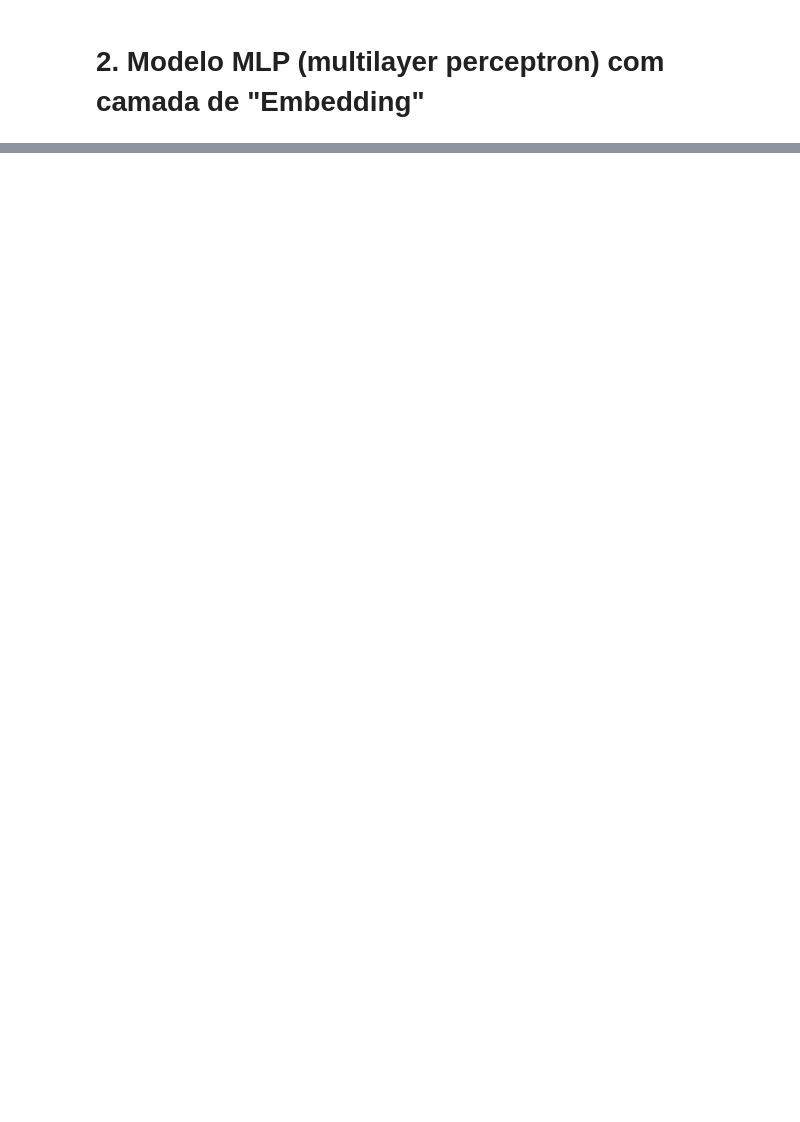
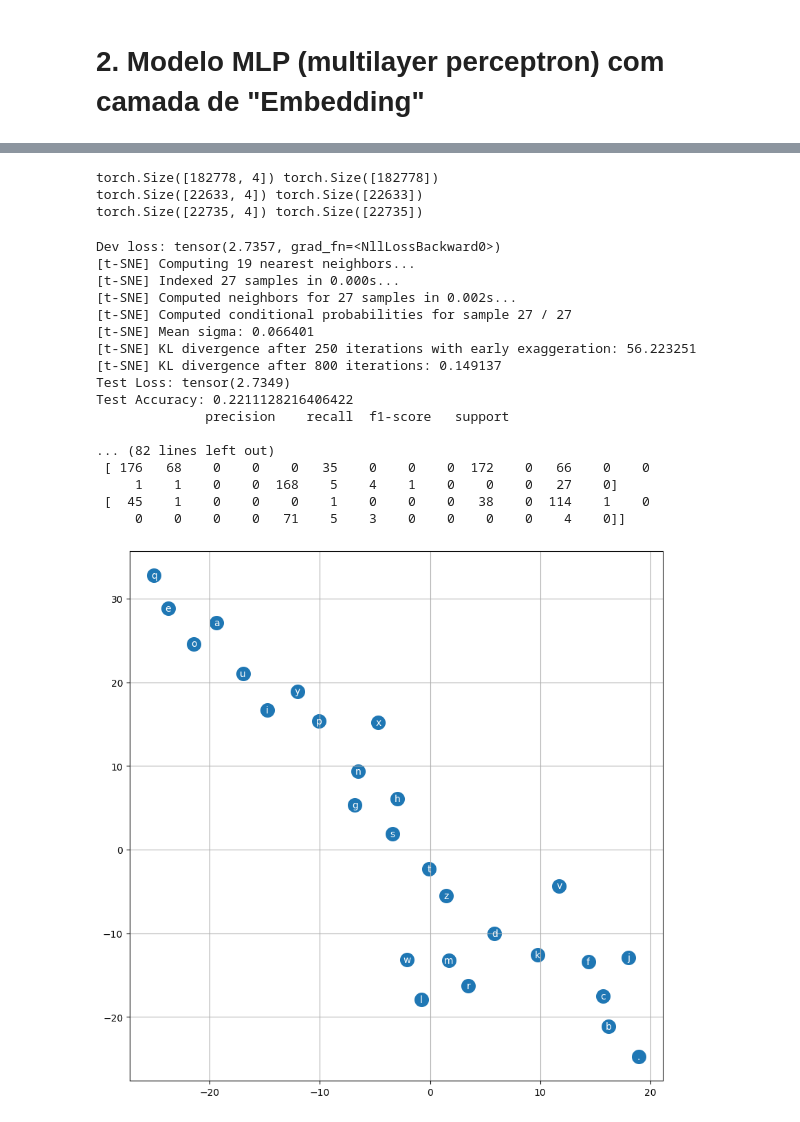
Before and after one commit to sofiafernandescd/avii, a Jupyter notebook: projeto1/AVII-projeto1-nivel2.ipynb, the cells around one changed output, grey strips where cells are left out. Cells and saved outputs as stored; diff of their text form; code cells hidden in the pictures; blank space fills up the shorter version.

```diff
--- a/projeto1/AVII-projeto1-nivel2.ipynb
+++ b/projeto1/AVII-projeto1-nivel2.ipynb
@@ -567,0 +600,31 @@ generate_name(model, 'Sof')
+# %%
+# hiper-parâmetros
+context = 4 # mudou para 4
+dim = 2
+int_neurons = 100
+lr = 0.5
+epochs = 300
+
+experiment(context, dim, int_neurons, lr, epochs)
+# %% [output]
+torch.Size([182778, 4]) torch.Size([182778])
+torch.Size([22633, 4]) torch.Size([22633])
+torch.Size([22735, 4]) torch.Size([22735])
+Dev loss: tensor(2.7357, grad_fn=<NllLossBackward0>)
+[t-SNE] Computing 19 nearest neighbors...
+[t-SNE] Indexed 27 samples in 0.000s...
+[t-SNE] Computed neighbors for 27 samples in 0.002s...
+[t-SNE] Computed conditional probabilities for sample 27 / 27
+[t-SNE] Mean sigma: 0.066401
+[t-SNE] KL divergence after 250 iterations with early exaggeration: 56.223251
+[t-SNE] KL divergence after 800 iterations: 0.149137
+Test Loss: tensor(2.7349)
+Test Accuracy: 0.2211128216406422
+              precision    recall  f1-score   support
+
+... (82 lines left out)
+ [ 176   68    0    0    0   35    0    0    0  172    0   66    0    0
+     1    1    0    0  168    5    4    1    0    0    0   27    0]
+ [  45    1    0    0    0    1    0    0    0   38    0  114    1    0
+     0    0    0    0   71    5    3    0    0    0    0    4    0]]
+[figure, added]
```
Also changed, not shown: parts of 47 cells of this notebook, 2 other files.
